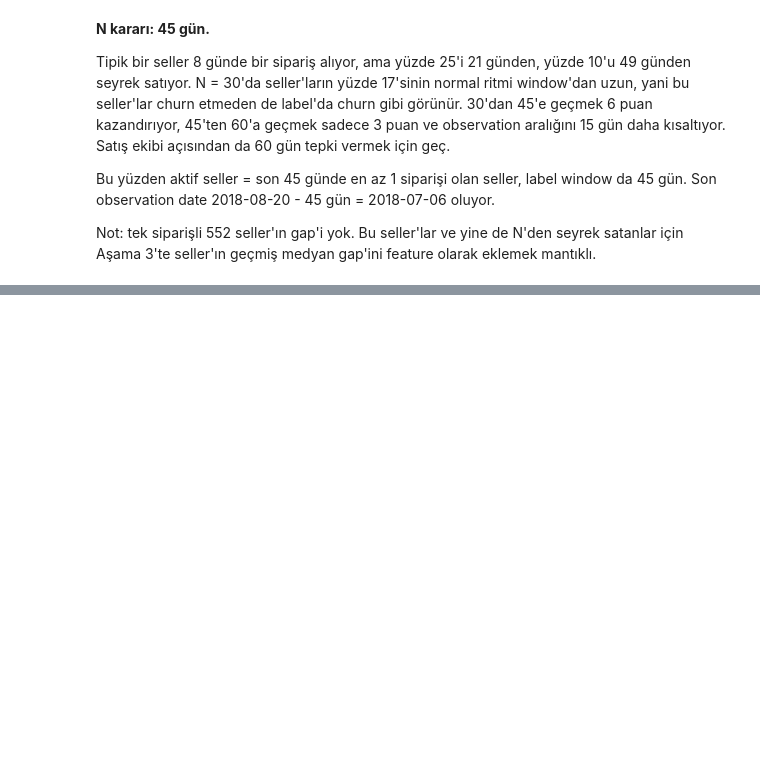
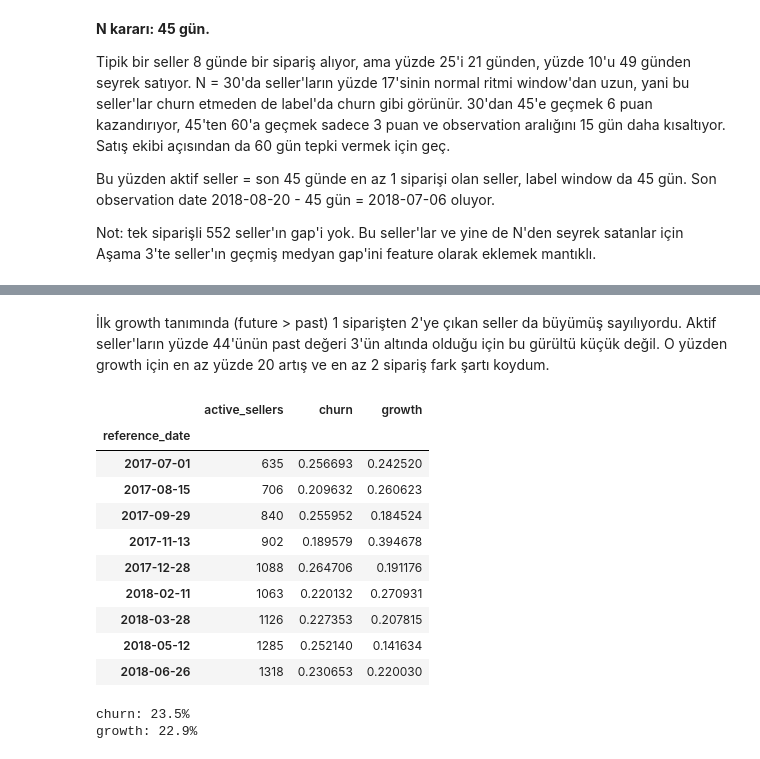
Before and after one commit to edogan8/seller-propensity, a Jupyter notebook: notebooks/01_eda.ipynb, the cells around one changed output, grey strips where cells are left out. Cells and saved outputs as stored; diff of their text form; code cells hidden in the pictures; blank space fills up the shorter version.

Commit message:
feat: add label base rates and choose churn label
Co-Authored-By: Claude Opus 5.5 <noreply@anthropic.com>

```diff
--- a/notebooks/01_eda.ipynb
+++ b/notebooks/01_eda.ipynb
@@ -539,0 +573,34 @@ Not: tek siparişli 552 seller'ın gap'i yok. Bu seller'lar ve yine de N'den sey
+# %%
+w = pd.Timedelta(days=45)
+ts = seller_orders['order_purchase_timestamp']
+
+calendar = pd.date_range(start='2017-07-01', end='2018-07-01', freq='45D')
+
+results = []
+
+for t in calendar:
+    past = seller_orders[(ts >= t - w) & (ts < t)].groupby('seller_id').size()
+    future = seller_orders[(ts >= t) & (ts < t + w)].groupby('seller_id').size()
+
+    df_temp = pd.DataFrame({
+        'past_orders': past,
+        'future_orders': future
+    }).fillna(0).astype(int)
+
+    df_temp['reference_date'] = t
+    df_temp = df_temp.reset_index()
+    results.append(df_temp)
+
+snapshots = pd.concat(results, ignore_index=True).query("past_orders > 0")
+
+# growth needs a real increase, 1 -> 2 orders should not count
+MIN_GROWTH_RATIO = 1.2
+MIN_GROWTH_ORDERS = 2
+
+snapshots['churn'] = (snapshots['future_orders'] == 0).astype(int)
+snapshots['growth'] = (
+    (snapshots['future_orders'] >= snapshots['past_orders'] * MIN_GROWTH_RATIO)
+    & (snapshots['future_orders'] - snapshots['past_orders'] >= MIN_GROWTH_ORDERS)
+).astype(int)
+
+snapshots.head()
@@ -539,0 +614,27 @@ Not: tek siparişli 552 seller'ın gap'i yok. Bu seller'lar ve yine de N'den sey
+# %% [markdown]
+İlk growth tanımında (future > past) 1 siparişten 2'ye çıkan seller da büyümüş sayılıyordu. Aktif seller'ların yüzde 44'ünün past değeri 3'ün altında olduğu için bu gürültü küçük değil. O yüzden growth için en az yüzde 20 artış ve en az 2 sipariş fark şartı koydum.
+# %%
+rates = snapshots.groupby('reference_date').agg(
+    active_sellers=('seller_id', 'size'),
+    churn=('churn', 'mean'),
+    growth=('growth', 'mean'),
+)
+rates
+# %% [output]
+|  | active_sellers | churn | growth |
+| reference_date |  |  |  |
+| 2017-07-01 | 635 | 0.256693 | 0.242520 |
+| 2017-08-15 | 706 | 0.209632 | 0.260623 |
+| 2017-09-29 | 840 | 0.255952 | 0.184524 |
+| 2017-11-13 | 902 | 0.189579 | 0.394678 |
+| 2017-12-28 | 1088 | 0.264706 | 0.191176 |
+| 2018-02-11 | 1063 | 0.220132 | 0.270931 |
+| 2018-03-28 | 1126 | 0.227353 | 0.207815 |
+| 2018-05-12 | 1285 | 0.252140 | 0.141634 |
+| 2018-06-26 | 1318 | 0.230653 | 0.220030 |
+# %%
+print(f"churn: {snapshots['churn'].mean():.1%}")
+print(f"growth: {snapshots['growth'].mean():.1%}")
+# %% [output]
+churn: 23.5%
+growth: 22.9%
```
Also changed, not shown: parts of 8 cells of this notebook.
